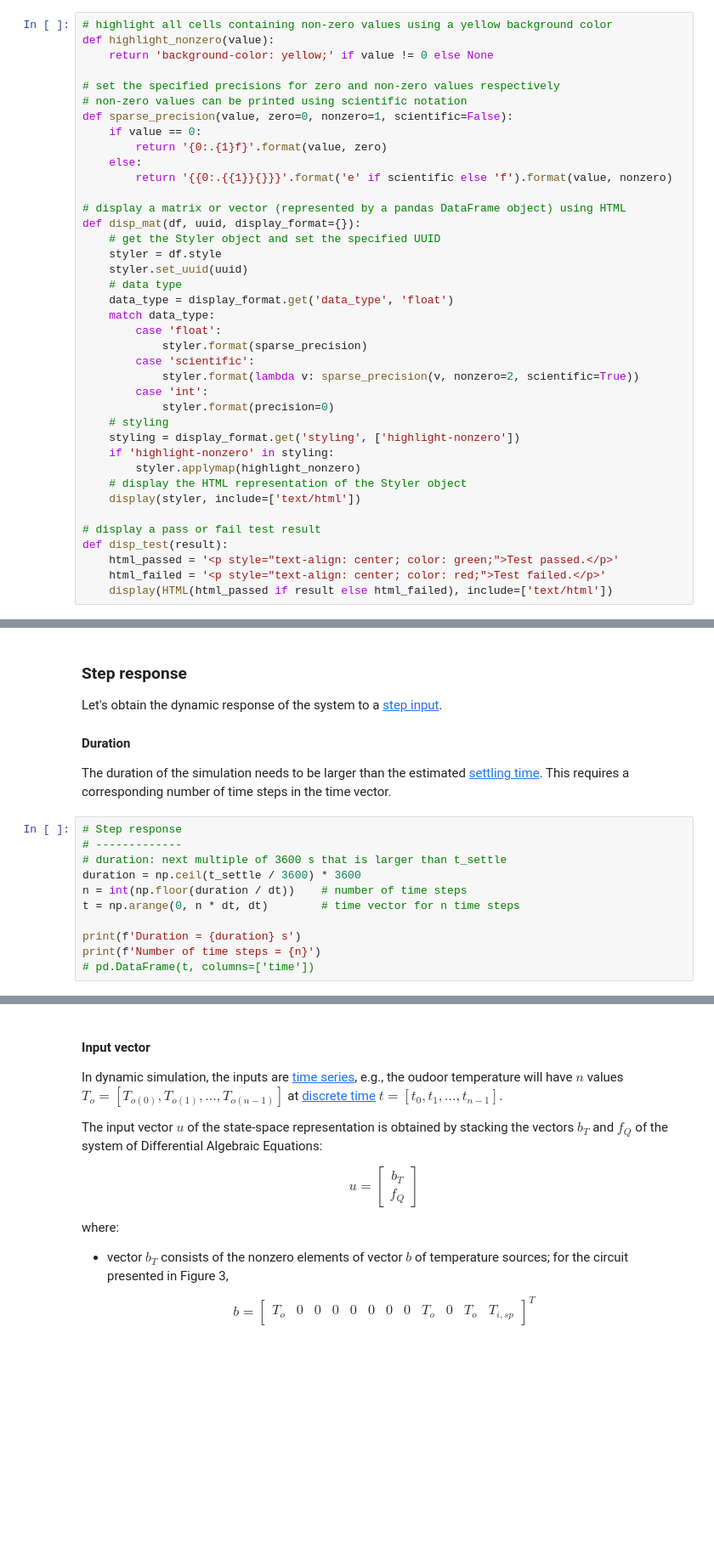
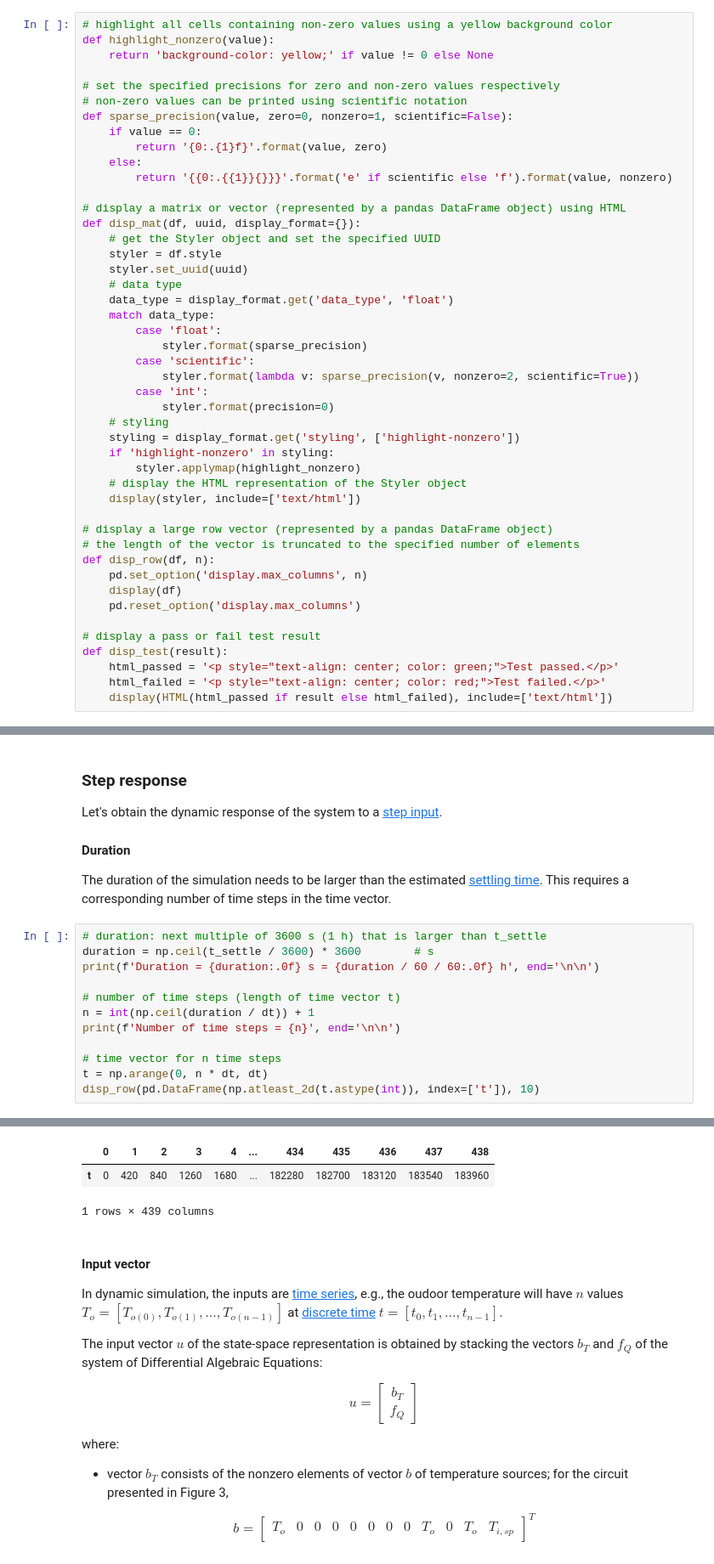
Before and after one commit to gubleet1/dm4bem-project, a Jupyter notebook: 00_Project_Etienne-Gubler.ipynb, the cells around one changed output, grey strips where cells are left out. Shown at 85% size. Drawn from its saved outputs; the diff is of its cells as text; blank space fills up the shorter version.

```diff
--- a/00_Project_Etienne-Gubler.ipynb
+++ b/00_Project_Etienne-Gubler.ipynb
@@ -68,6 +68,13 @@ def disp_mat(df, uuid, display_format={}):
     # display the HTML representation of the Styler object
     display(styler, include=['text/html'])
 
+# display a large row vector (represented by a pandas DataFrame object)
+# the length of the vector is truncated to the specified number of elements
+def disp_row(df, n):
+    pd.set_option('display.max_columns', n)
+    display(df)
+    pd.reset_option('display.max_columns')
+
 # display a pass or fail test result
 def disp_test(result):
     html_passed = '<p style="text-align: center; color: green;">Test passed.</p>'
@@ -894,14 +901,15 @@ Let's obtain the dynamic response of the system to a [step input](https://en.m.w
 #### Duration
 The duration of the simulation needs to be larger than the estimated [settling time](https://en.m.wikipedia.org/wiki/Settling_time). This requires a corresponding number of time steps in the time vector.
 # %%
-# Step response
-# -------------
-# duration: next multiple of 3600 s that is larger than t_settle
-duration = np.ceil(t_settle / 3600) * 3600
-n = int(np.floor(duration / dt))    # number of time steps
-t = np.arange(0, n * dt, dt)        # time vector for n time steps
+# duration: next multiple of 3600 s (1 h) that is larger than t_settle
+duration = np.ceil(t_settle / 3600) * 3600        # s
+print(f'Duration = {duration:.0f} s = {duration / 60 / 60:.0f} h', end='\n\n')
 
-print(f'Duration = {duration} s')
-print(f'Number of time steps = {n}')
-# pd.DataFrame(t, columns=['time'])
+# number of time steps (length of time vector t)
+n = int(np.ceil(duration / dt)) + 1
+print(f'Number of time steps = {n}', end='\n\n')
+
+# time vector for n time steps
+t = np.arange(0, n * dt, dt)
+disp_row(pd.DataFrame(np.atleast_2d(t.astype(int)), index=['t']), 10)
 # %% [output]
@@ -910,3 +919,6 @@ Number of time steps = 437
+|  | 0 | 1 | 2 | 3 | 4 | ... | 434 | 435 | 436 | 437 | 438 |
+| t | 0 | 420 | 840 | 1260 | 1680 | ... | 182280 | 182700 | 183120 | 183540 | 183960 |
+1 rows × 439 columns
 # %% [markdown]
 #### Input vector
 In dynamic simulation, the inputs are [time series](https://en.m.wikipedia.org/wiki/Time_series), e.g., the oudoor temperature will have $n$ values $T_o = [T_{o(0)}, T_{o(1)}, ..., T_{o(n-1)}]$ at [discrete time](https://en.m.wikipedia.org/wiki/Discrete_time_and_continuous_time#Discrete_time) $t = [t_0, t_1, ... , t_{n-1}]$.
```
Also changed, not shown: parts of 2 cells of this notebook.
